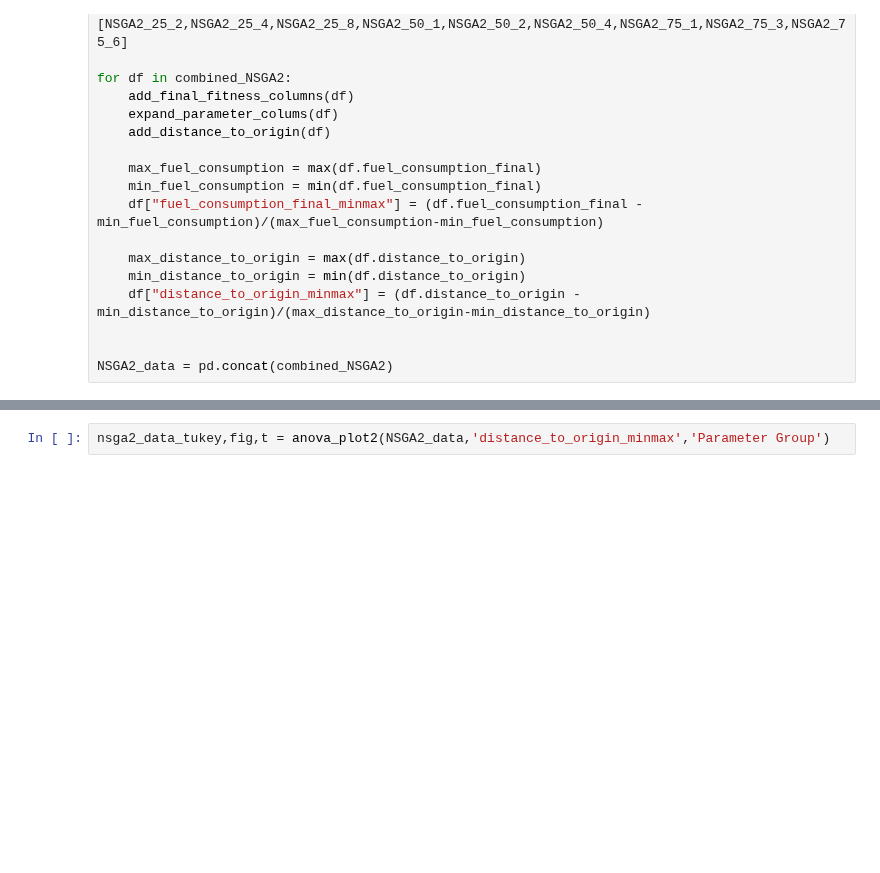
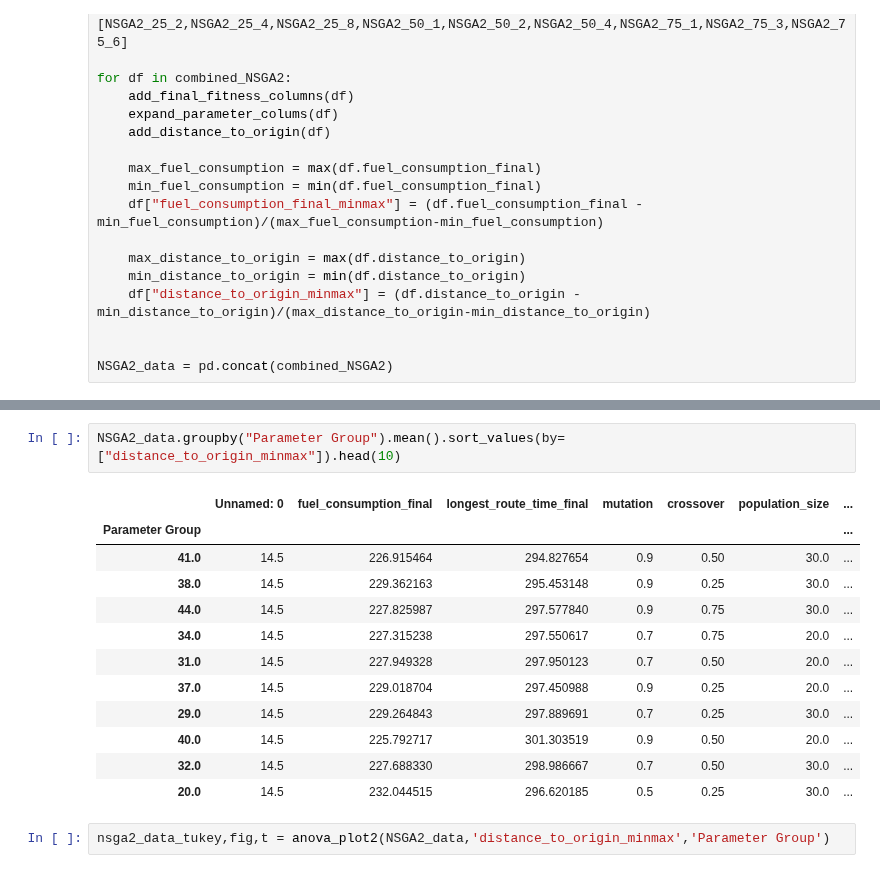
Before and after one commit to kallekj/Explorer, a Jupyter notebook: src/parameter_decision.ipynb, the cells around one changed output, grey strips where cells are left out. Drawn from its saved outputs; the diff is of its cells as text; blank space fills up the shorter version.

```diff
--- a/src/parameter_decision.ipynb
+++ b/src/parameter_decision.ipynb
@@ -254,3 +332,18 @@ NSGA2_data = pd.concat(combined_NSGA2)
+# %%
+NSGA2_data.groupby("Parameter Group").mean().sort_values(by=["distance_to_origin_minmax"]).head(10)
+# %% [output]
+|  | Unnamed: 0 | fuel_consumption_final | longest_route_time_final | mutation | crossover | population_size | ... |
+| Parameter Group |  |  |  |  |  |  | ... |
+| 41.0 | 14.5 | 226.915464 | 294.827654 | 0.9 | 0.50 | 30.0 | ... |
+| 38.0 | 14.5 | 229.362163 | 295.453148 | 0.9 | 0.25 | 30.0 | ... |
+| 44.0 | 14.5 | 227.825987 | 297.577840 | 0.9 | 0.75 | 30.0 | ... |
+| 34.0 | 14.5 | 227.315238 | 297.550617 | 0.7 | 0.75 | 20.0 | ... |
+| 31.0 | 14.5 | 227.949328 | 297.950123 | 0.7 | 0.50 | 20.0 | ... |
+| 37.0 | 14.5 | 229.018704 | 297.450988 | 0.9 | 0.25 | 20.0 | ... |
+| 29.0 | 14.5 | 229.264843 | 297.889691 | 0.7 | 0.25 | 30.0 | ... |
+| 40.0 | 14.5 | 225.792717 | 301.303519 | 0.9 | 0.50 | 20.0 | ... |
+| 32.0 | 14.5 | 227.688330 | 298.986667 | 0.7 | 0.50 | 30.0 | ... |
+| 20.0 | 14.5 | 232.044515 | 296.620185 | 0.5 | 0.25 | 30.0 | ... |
 # %%
 nsga2_data_tukey,fig,t = anova_plot2(NSGA2_data,'distance_to_origin_minmax','Parameter Group')
 # %% [output]
```
Also changed, not shown: parts of 10 cells of this notebook, 8 other files.
